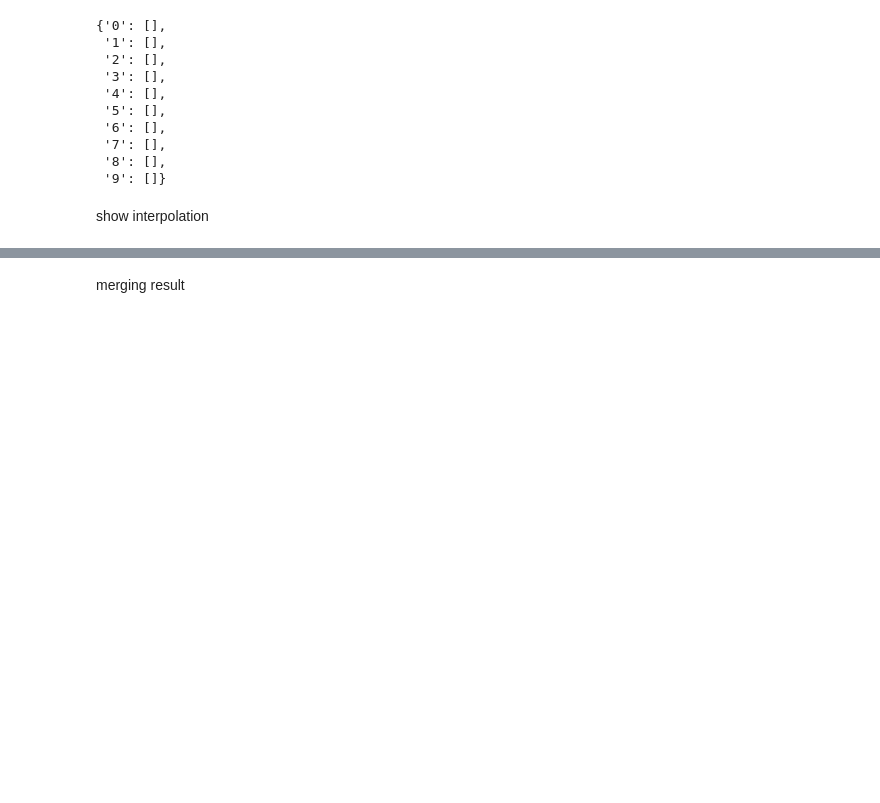
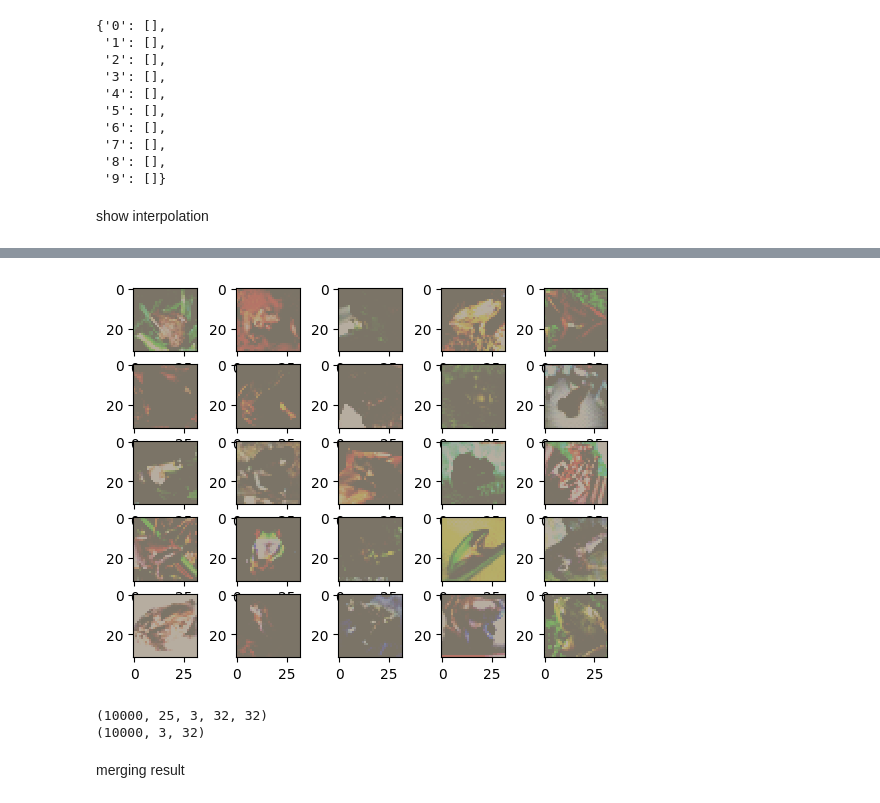
Before and after one commit to jleehun/ig_inversion, a Jupyter notebook: exp/visualization.ipynb, the cells around one changed output, grey strips where cells are left out. Saved outputs shown, nothing was run; the diff lists cells and outputs as text; code cells hidden in the pictures; blank space fills up the shorter version.

```diff
--- a/exp/visualization.ipynb
+++ b/exp/visualization.ipynb
@@ -371,0 +476,12 @@ show interpolation
+# %%
+fig, axes = plt.subplots(5, 5)
+axes_flat = axes.flat
+
+temp = index['6']
+path = interp_path['image_pgd']
+# interp = torch.from_numpy(np.load(path))
+for i in range(25):
+    ax=next(axes_flat)
+    ax.imshow(convert_to_img(interp[temp[i]][-1]))
+# %% [output]
+[figure, added]
@@ -372,3 +515,15 @@ show interpolation
+# %%
+# tm = interp[:, -1, :, :]
+# print(tm.shape)
+
+path = interp_path['image_fgsm']
+interp = np.load(path)
+print(interp.shape)
+inte = interp[:, -1, :, -1]
+print(inte.shape)
+# %% [output]
+(10000, 25, 3, 32, 32)
+(10000, 3, 32)
 # %% [markdown]
 merging result
 # %%
```
Also changed, not shown: parts of 19 cells of this notebook, 11 other files.
